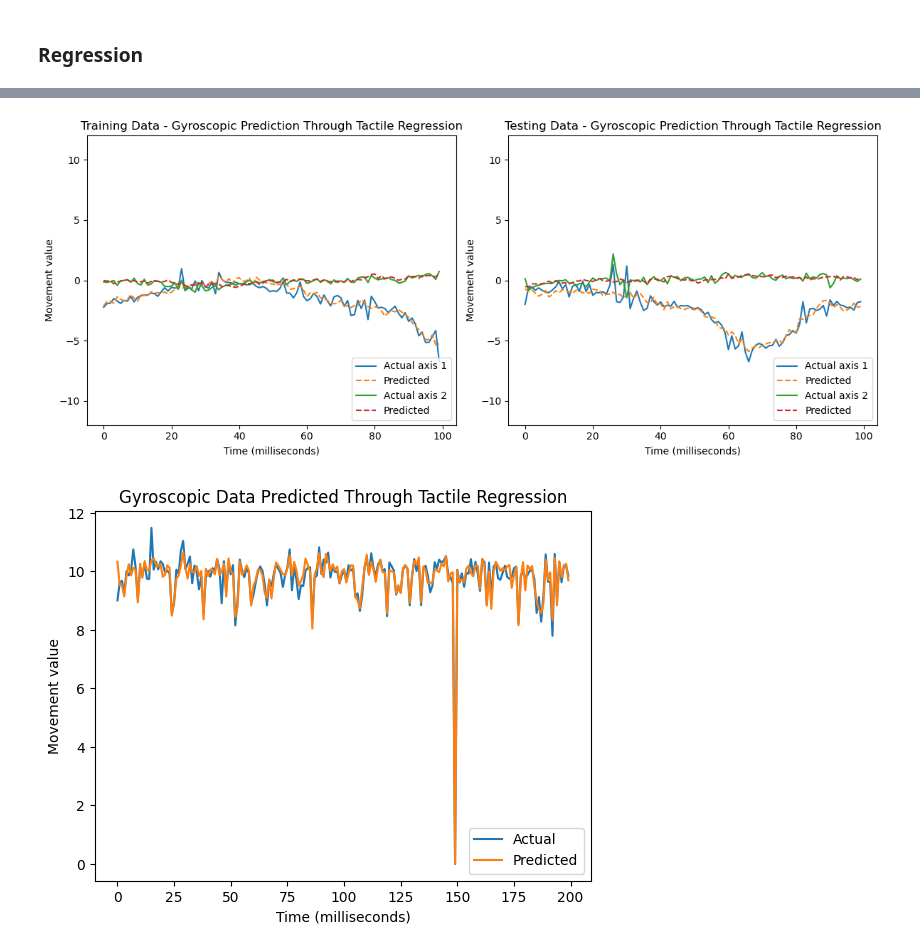
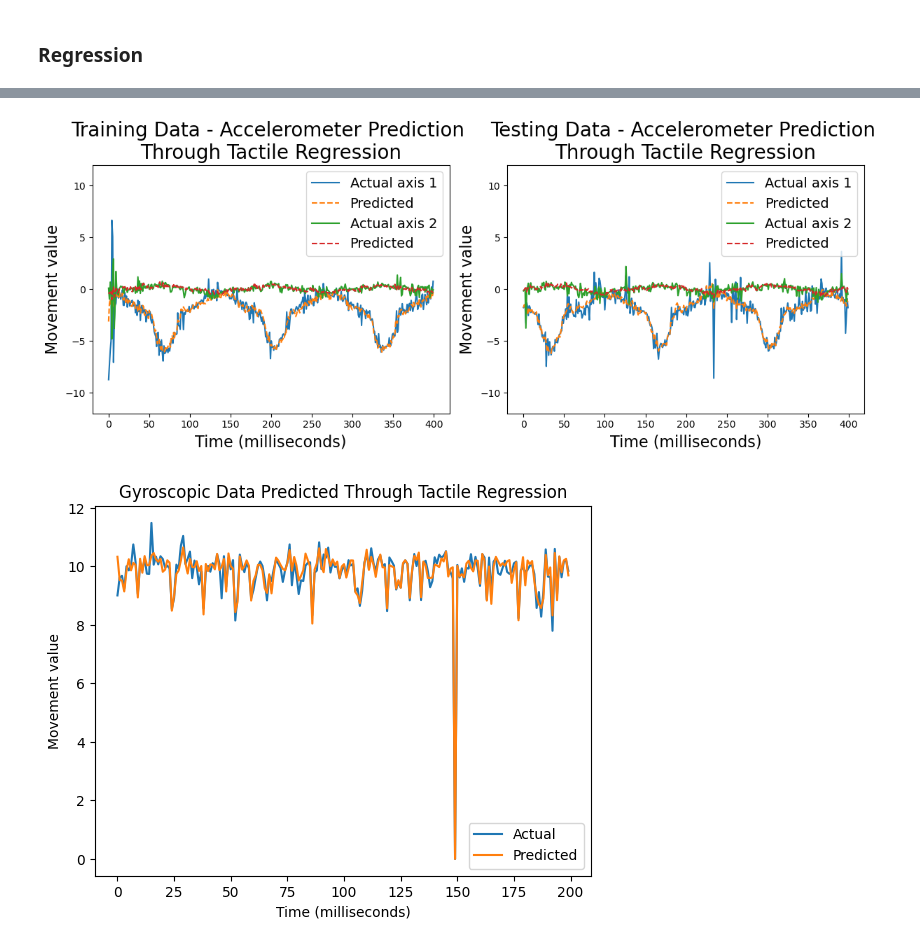
Before and after one commit to shepai/TactileSensor, a Jupyter notebook: Code/Data collection/robot/excel.ipynb, the cells around one changed output, grey strips where cells are left out. Saved outputs shown, nothing was run; the diff lists cells and outputs as text; code cells hidden in the pictures.

```diff
--- a/Code/Data collection/robot/excel.ipynb
+++ b/Code/Data collection/robot/excel.ipynb
@@ -113,12 +113,7 @@ def genDataSet(var,texture=False,days=True,ramp=True,servos=False):
             X1,y1=sort_data("Smooth_ramp1_d5.2_raw_R.csv",var,servos=servos)
             X=np.concatenate((X,X1),axis=0)
             y=np.concatenate((y,y1),axis=0)
-            X1,y1=sort_data("ramp1_servos_d6_raw_L.csv",var,servos=servos)
-            X=np.concatenate((X,X1),axis=0)
-            y=np.concatenate((y,y1),axis=0)
-            X1,y1=sort_data("ramp1_servos_d6_raw_R",var,servos=servos)
-            X=np.concatenate((X,X1),axis=0)
-            y=np.concatenate((y,y1),axis=0)
+
     print(X.shape,y.shape)
     return X,y
 def getStanding(servos=1):
@@ -229,7 +224,7 @@ plt.show()
 # %% [markdown]
 ### Regression
 # %%
-X,y=genDataSet(True,False,servos=1)
+X,y=genDataSet(0,1,servos=1)
 X_,y_=gen_temporal_data(X,y,60)
 
 X_train, X_test, Y_train, Y_test = train_test_split_norm(X_, y_, test_size=0.2, random_state=42)
@@ -287,44 +275,44 @@ Time taken 1706365937.8752713
 # %%
-start = 100
-end = 200
+start = 0
+end = 400
 axis = 1
 
 # Plot for Training Data
 Y_pred_train = ridge_model.predict(X_train)
 
 fig, axs = plt.subplots(1, 2, figsize=(12, 5))
 
 # Subplot 1 - Training Data
 axs[0].plot(Y_train[:, axis][start:end], label="Actual axis 1")
 axs[0].plot(Y_pred_train[:, axis][start:end], "--", label="Predicted")
 axs[0].plot(Y_train[:, axis + 1][start:end], label="Actual axis 2")
 axs[0].plot(Y_pred_train[:, axis + 1][start:end], "--", label="Predicted")
 
 axs[0].set_ylim([-12,12])
-axs[0].set_title("Training Data - Gyroscopic Prediction Through Tactile Regression")
-axs[0].set_ylabel("Movement value")
-axs[0].set_xlabel("Time (milliseconds)")
-axs[0].legend(loc="lower right")
+axs[0].set_title("Training Data - Accelerometer Prediction \nThrough Tactile Regression", fontsize=20)
+axs[0].set_ylabel("Movement value", fontsize=16)
+axs[0].set_xlabel("Time (milliseconds)", fontsize=16)
+axs[0].legend(loc="upper right", fontsize=14)
 
 # Plot for Testing Data
 Y_pred_test = ridge_model.predict(X_test)
 
 # Subplot 2 - Testing Data
 axs[1].plot(Y_test[:, axis][start:end], label="Actual axis 1")
 axs[1].plot(Y_pred_test[:, axis][start:end], "--", label="Predicted")
 axs[1].plot(Y_test[:, axis + 1][start:end], label="Actual axis 2")
 axs[1].plot(Y_pred_test[:, axis + 1][start:end], "--", label="Predicted")
 
 axs[1].set_ylim([-12,12])
-axs[1].set_title("Testing Data - Gyroscopic Prediction Through Tactile Regression")
-axs[1].set_ylabel("Movement value")
-axs[1].set_xlabel("Time (milliseconds)")
-axs[1].legend(loc="lower right")
+axs[1].set_title("Testing Data - Accelerometer Prediction \nThrough Tactile Regression", fontsize=20)
+axs[1].set_ylabel("Movement value", fontsize=16)
+axs[1].set_xlabel("Time (milliseconds)", fontsize=16)
+axs[1].legend(loc="upper right", fontsize=14)
 
 plt.tight_layout()
 plt.show()
 # %% [output]
-[figure, old version]
+[figure, new version]
 # %%
 Y_pred = ridge_model.predict(X_test)
 plt.plot(Y_test[:,0][0:200],label="Actual")
```
Also changed, not shown: parts of 13 cells of this notebook.
